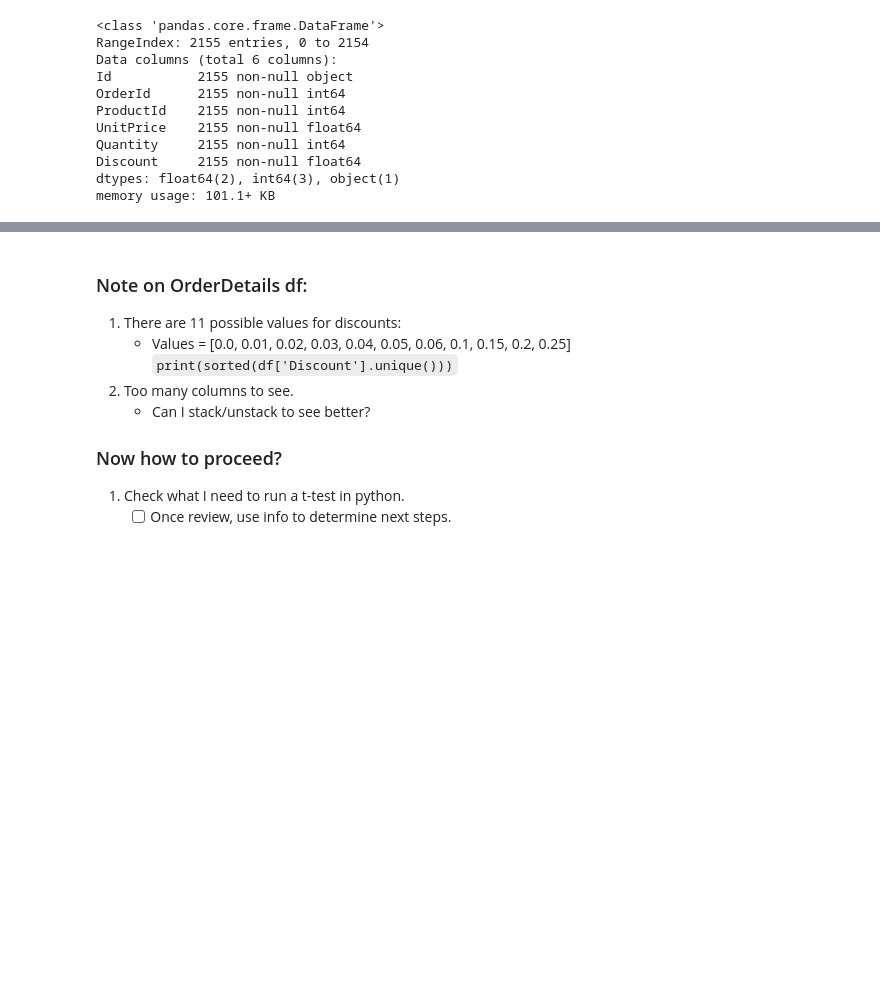
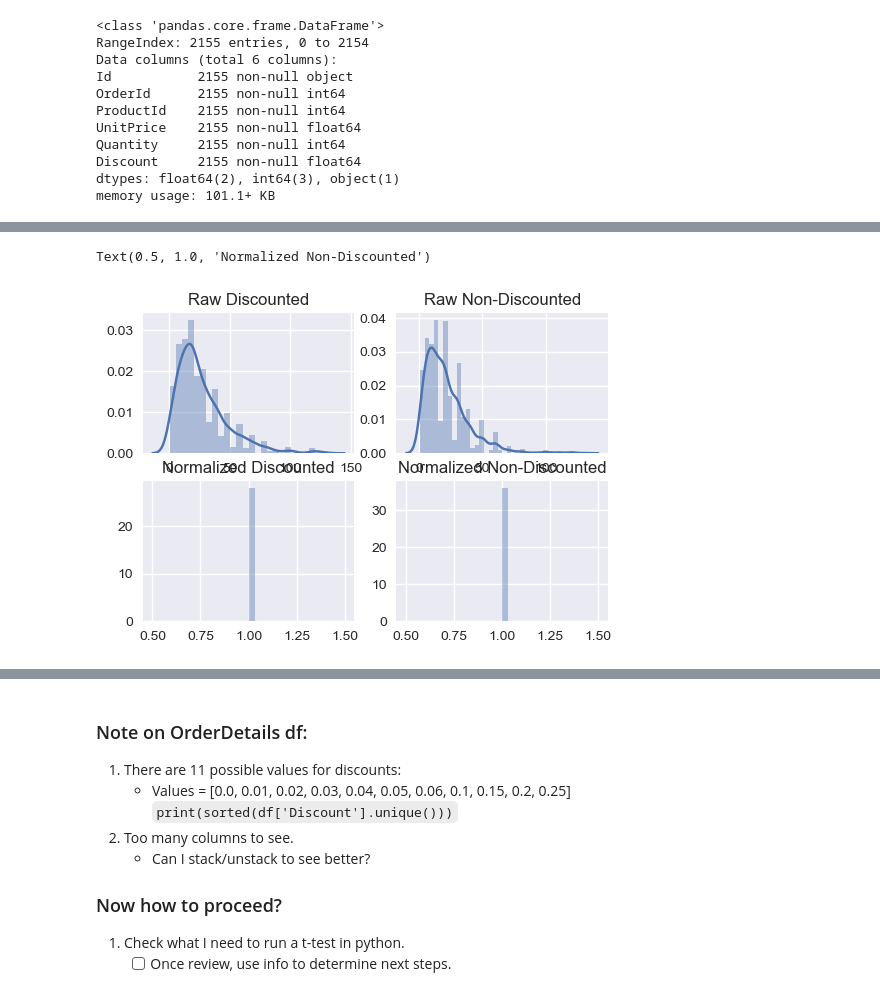
Before and after one commit to jirvingphd/dsc-2-final-project-online-ds-ft-021119, a Jupyter notebook: mod2_project_WIP.ipynb, the cells around one changed output, grey strips where cells are left out. Cells and saved outputs as stored; diff of their text form; code cells hidden in the pictures; blank space fills up the shorter version.

```diff
--- a/mod2_project_WIP.ipynb
+++ b/mod2_project_WIP.ipynb
@@ -569 +733,33 @@ memory usage: 101.1+ KB
+# %%
+# PLOT ORIGINAL DATA FIRST BEFORE NORMALIZING AND PLOTTING NORM DATA TO COMPARE
+fig, ax  = plt.subplots(2,2,figsize=(6,4))
+
+#subplot 1: discounted, raw
+i,j = 0,0
+sns.distplot(disc_series, ax=ax[i,j])
+ax[i,j].set_title('Raw Discounted')
+
+# subplot 2: nondiscounted, raw
+i,j=0,1
+sns.distplot(nondisc_series, ax=ax[i,j])
+ax[i,j].set_title('Raw Non-Discounted')
+
+
+#MUST NORMALIZE DATA IN THIS SECTION BEFORE CAN FINISH SUBPLOT 3 and 4
+# norm_disc = makeNorm(disc_series)
+# norm_nondisc = makeNorm(nondisc_series)
+
+
+#subplot 3: discounted,normalized
+i,j = 1,0
+sns.distplot(norm_disc, ax=ax[i,j])
+ax[i,j].set_title('Normalized Discounted')
+
+# subplot 2: nondiscounted, normalized
+i,j=1,1
+sns.distplot(norm_nondisc, ax=ax[i,j])
+ax[i,j].set_title('Normalized Non-Discounted')
+# %% [output]
+Text(0.5, 1.0, 'Normalized Non-Discounted')
+[figure, added]
 # %%
```
Also changed, not shown: parts of 29 cells of this notebook, 5 other files.
